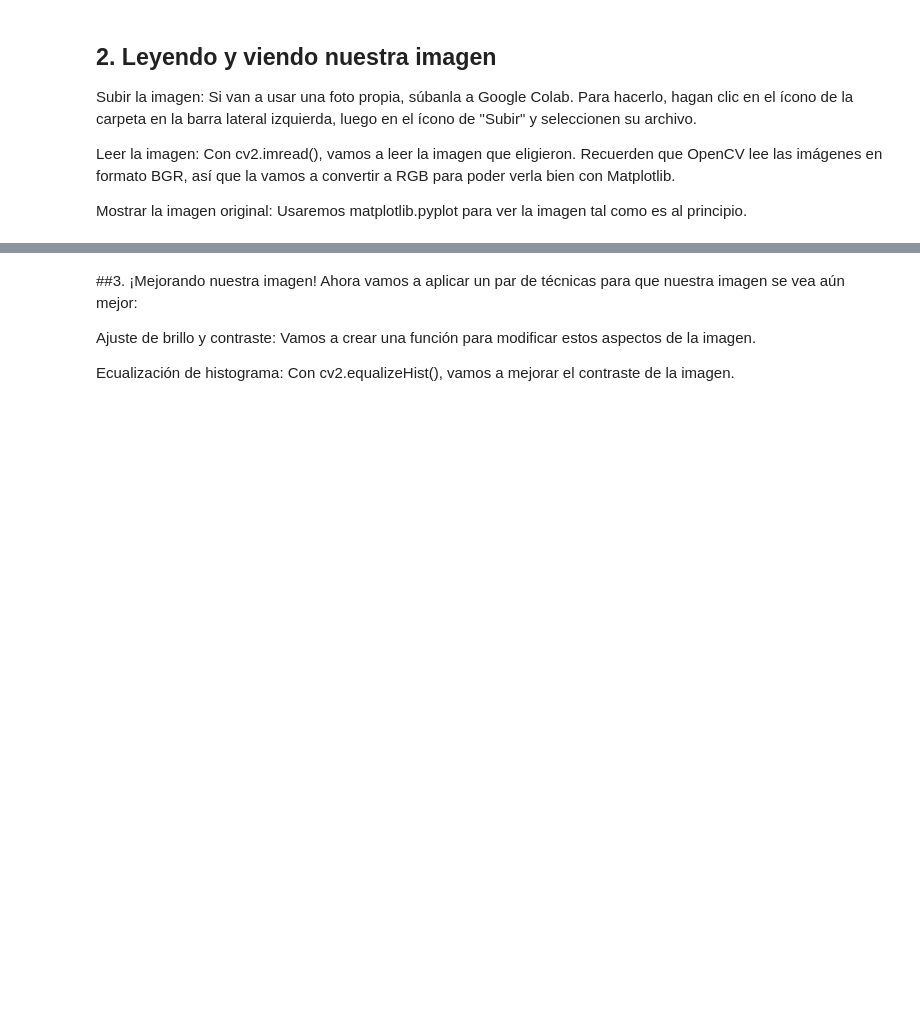
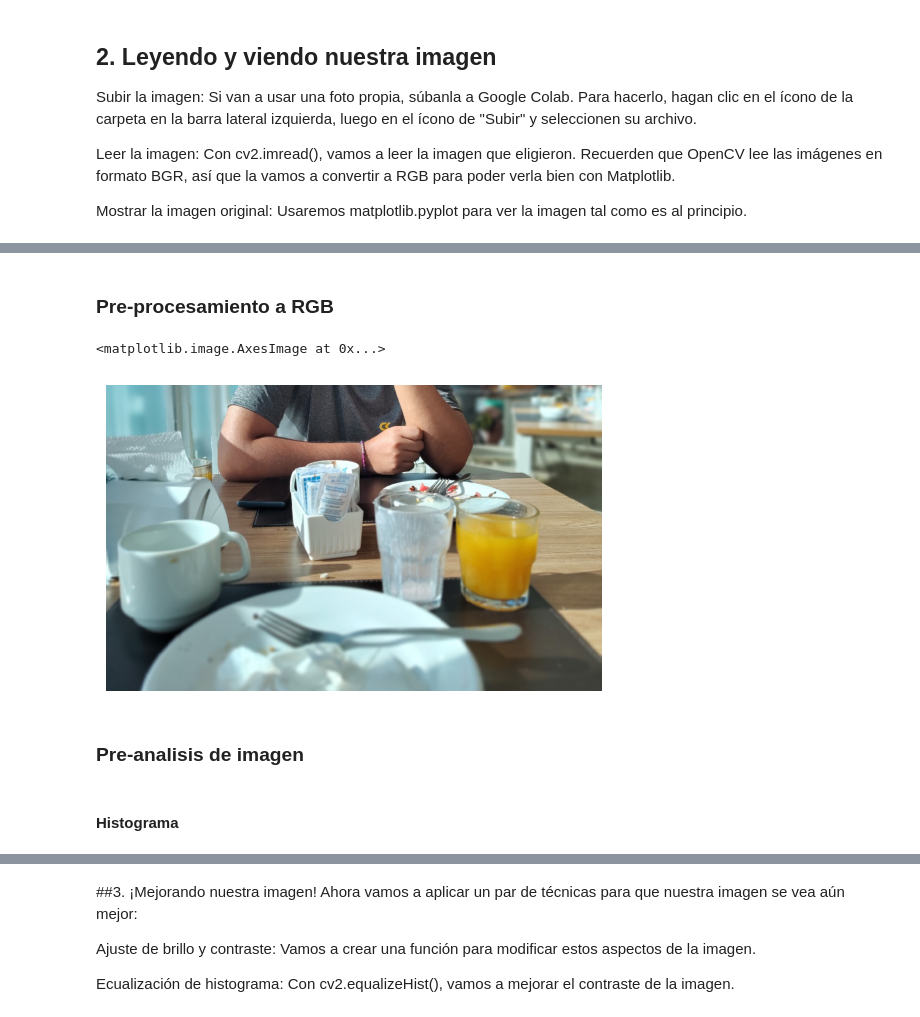
Before and after one commit to gimb99/PDI_BARTHOU_GONZALO, a Jupyter notebook: ejercicioIntegrador2/ejercicioIntegrador2_lab.ipynb, the cells around one changed output, grey strips where cells are left out. Drawn from its saved outputs; the diff is of its cells as text; code cells hidden in the pictures; blank space fills up the shorter version.

```diff
--- a/ejercicioIntegrador2/ejercicioIntegrador2_lab.ipynb
+++ b/ejercicioIntegrador2/ejercicioIntegrador2_lab.ipynb
@@ -36,0 +61,13 @@ Mostrar la imagen original: Usaremos matplotlib.pyplot para ver la imagen tal co
+# %% [markdown]
+### Pre-procesamiento a RGB
+# %%
+imagen = cv2.cvtColor(imagenCrudo, cv2.COLOR_BGR2RGB)
+plt.axis("off")
+plt.imshow(imagen)
+# %% [output]
+<matplotlib.image.AxesImage at 0x...>
+[figure, added]
+# %% [markdown]
+### Pre-analisis de imagen
+# %% [markdown]
+#### Histograma
```
Also changed, not shown: parts of 6 cells of this notebook.
